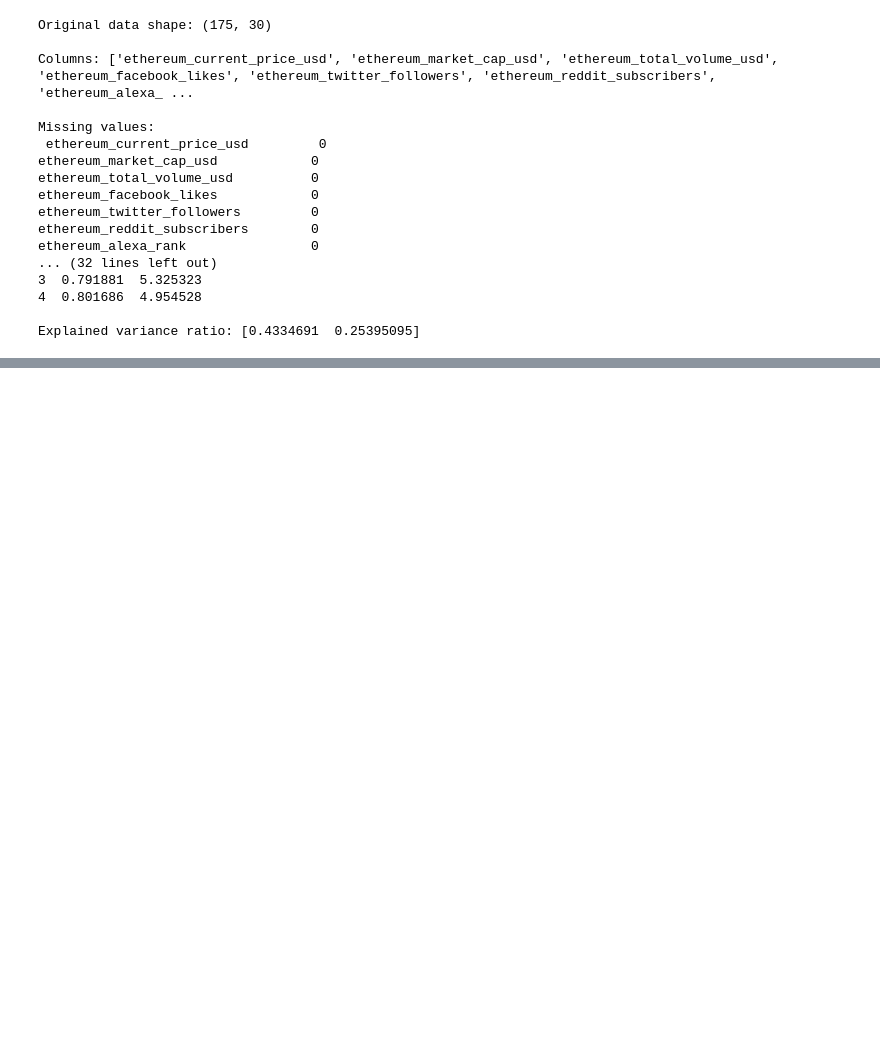
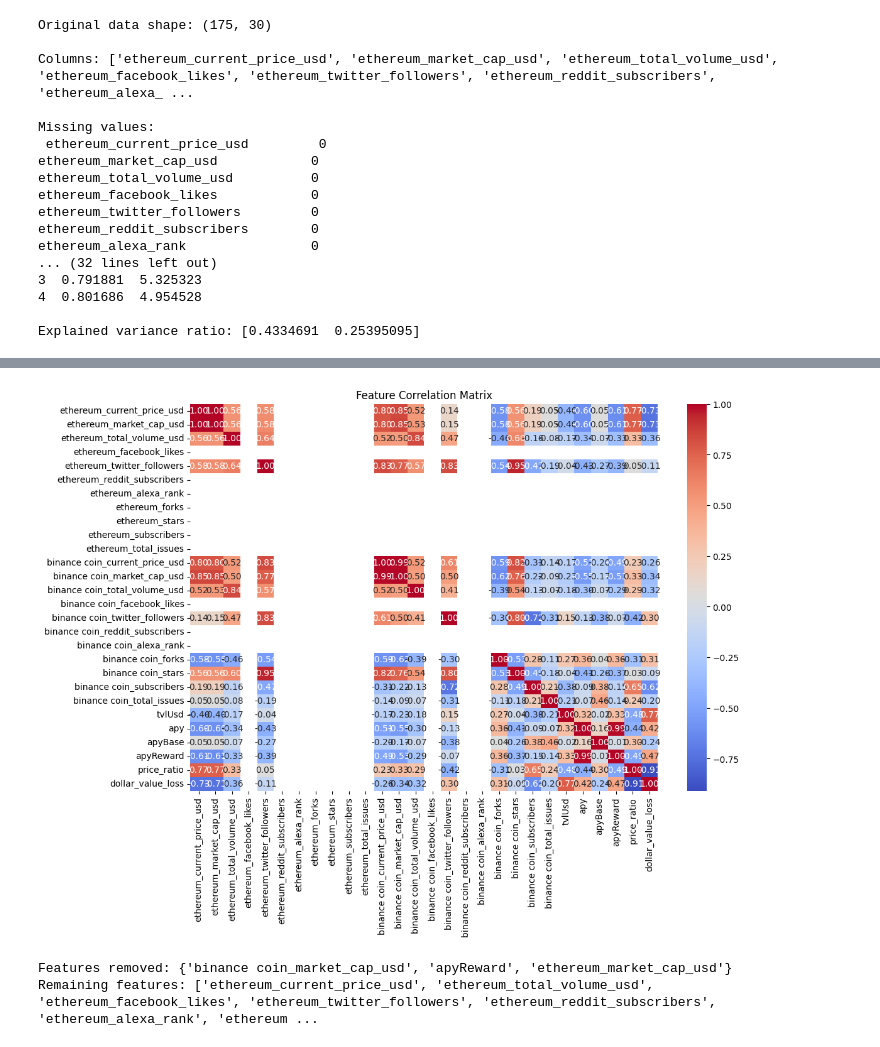
Before and after one commit to SohamPurushan61/Thena-Risk-Models, a Jupyter notebook: Models.ipynb, the cells around one changed output, grey strips where cells are left out. Drawn from its saved outputs; the diff is of its cells as text; code cells hidden in the pictures; blank space fills up the shorter version.

```diff
--- a/Models.ipynb
+++ b/Models.ipynb
@@ -250,0 +284,27 @@ Explained variance ratio: [0.4334691  0.25395095]
+# %%
+import numpy as np
+import pandas as pd
+import seaborn as sns
+import matplotlib.pyplot as plt
+
+correlation_matrix = data3.corr()
+
+plt.figure(figsize=(12, 8))
+sns.heatmap(correlation_matrix, annot=True, cmap='coolwarm', fmt='.2f') #Corr matrix is symmetric so use upper triangular methodlogy geometry
+plt.title('Feature Correlation Matrix')
+plt.show()
+
+# Remove highly correlated features threshold > 0.95
+def remove_correlated_features(X, threshold=0.95):
+    corr_matrix = X.corr().abs()
+    upper = corr_matrix.where(np.triu(np.ones(corr_matrix.shape), k=1).astype(bool)) # Select upper triangle of correlation matrix
+    to_drop = [column for column in upper.columns if any(upper[column] > threshold)]
+    return X.drop(to_drop, axis=1)
+
+data3_reduced = remove_correlated_features(data3)
+print(f"Features removed: {set(data3.columns) - set(data3_reduced.columns)}")
+print(f"Remaining features: {data3_reduced.columns.tolist()}")
+# %% [output]
+[figure, added]
+Features removed: {'binance coin_market_cap_usd', 'apyReward', 'ethereum_market_cap_usd'}
+Remaining features: ['ethereum_current_price_usd', 'ethereum_total_volume_usd', 'ethereum_facebook_likes', 'ethereum_twitter_followers', 'ethereum_reddit_subscribers', 'ethereum_alexa_rank', 'ethereum ...
```
Also changed, not shown: parts of 4 cells of this notebook.
